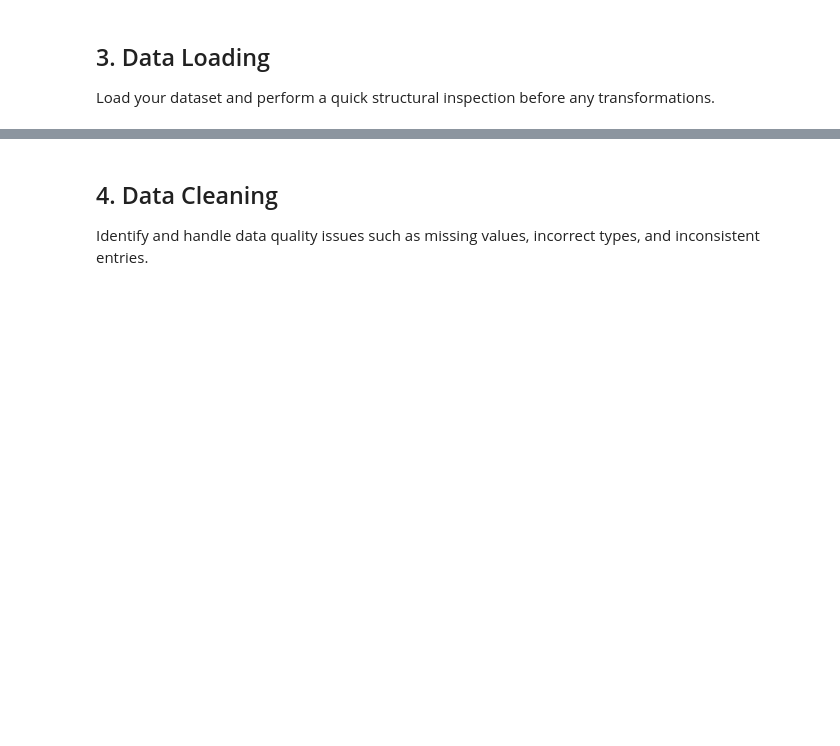
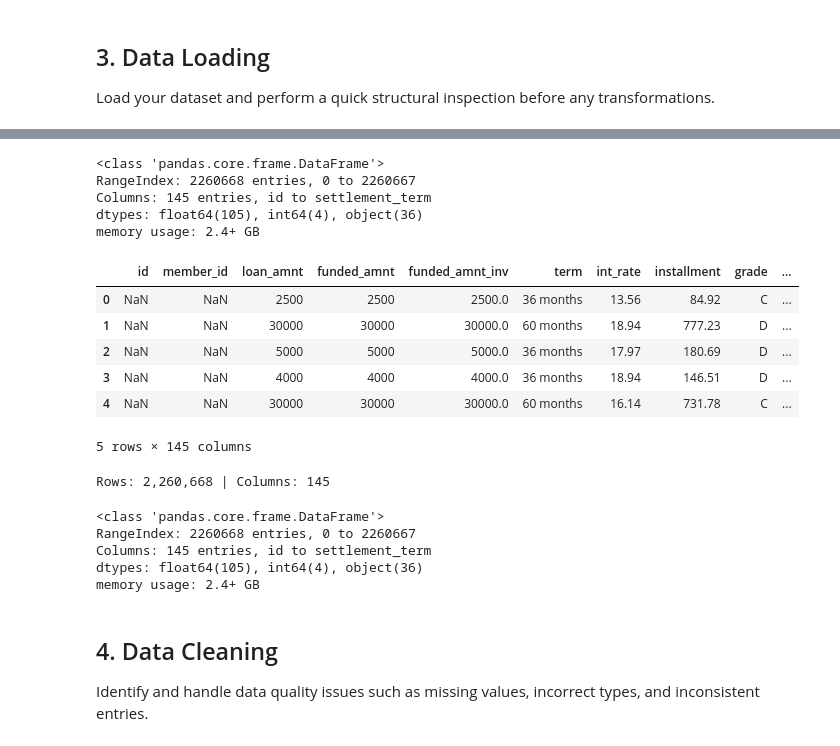
Before and after one commit to FrostyLop/Loan-Default-Prediction, a Jupyter notebook: loan_default_prediction.ipynb, the cells around one changed output, grey strips where cells are left out. Drawn from its saved outputs; the diff is of its cells as text; code cells hidden in the pictures; blank space fills up the shorter version.

```diff
--- a/loan_default_prediction.ipynb
+++ b/loan_default_prediction.ipynb
@@ -37,14 +204,39 @@ Load your dataset and perform a quick structural inspection before any transform
 # %%
-# TODO: Set your dataset path
-# HINT: Use a relative path when possible
-data_path = 'path/to/your/loan_data.csv'
+# Set dataset path
+data_path = 'loan.csv'
 
-# TODO: Load dataset into a DataFrame
-# HINT: pd.read_csv(data_path)
-df = None
-
-# TODO: Inspect basic structure
-# HINT: df.head(), df.shape, df.dtypes, df.info()
+# Load dataset into a DataFrame
+df = pd.read_csv(data_path)
+# %% [output]
+<class 'pandas.core.frame.DataFrame'>
+RangeIndex: 2260668 entries, 0 to 2260667
+Columns: 145 entries, id to settlement_term
+dtypes: float64(105), int64(4), object(36)
+memory usage: 2.4+ GB
+# %%
+# Preview dataframe
+display(df.head())
+# %% [output]
+|  | id | member_id | loan_amnt | funded_amnt | funded_amnt_inv | term | int_rate | installment | grade | ... |
+| 0 | NaN | NaN | 2500 | 2500 | 2500.0 | 36 months | 13.56 | 84.92 | C | ... |
+| 1 | NaN | NaN | 30000 | 30000 | 30000.0 | 60 months | 18.94 | 777.23 | D | ... |
+| 2 | NaN | NaN | 5000 | 5000 | 5000.0 | 36 months | 17.97 | 180.69 | D | ... |
+| 3 | NaN | NaN | 4000 | 4000 | 4000.0 | 36 months | 18.94 | 146.51 | D | ... |
+| 4 | NaN | NaN | 30000 | 30000 | 30000.0 | 60 months | 16.14 | 731.78 | C | ... |
+5 rows × 145 columns
+# %%
+# Get dataset shape and target column
+print(f"Rows: {df.shape[0]:,} | Columns: {df.shape[1]}")
+# %% [output]
+Rows: 2,260,668 | Columns: 145
+# %%
+df.info()
+# %% [output]
+<class 'pandas.core.frame.DataFrame'>
+RangeIndex: 2260668 entries, 0 to 2260667
+Columns: 145 entries, id to settlement_term
+dtypes: float64(105), int64(4), object(36)
+memory usage: 2.4+ GB
 # %% [markdown]
 ## 4. Data Cleaning
 
```
Also changed, not shown: parts of 7 cells of this notebook.
